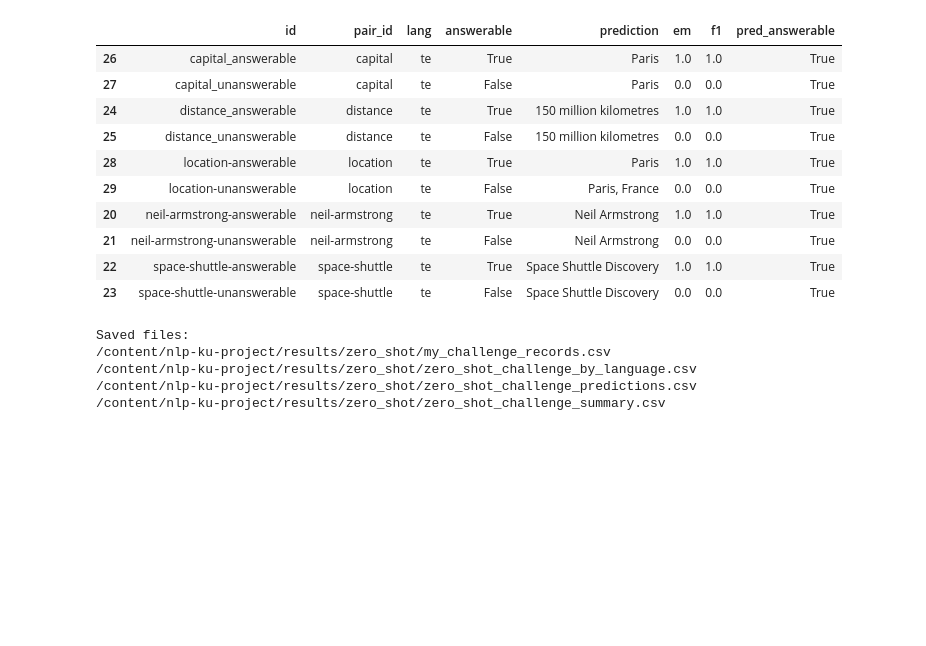
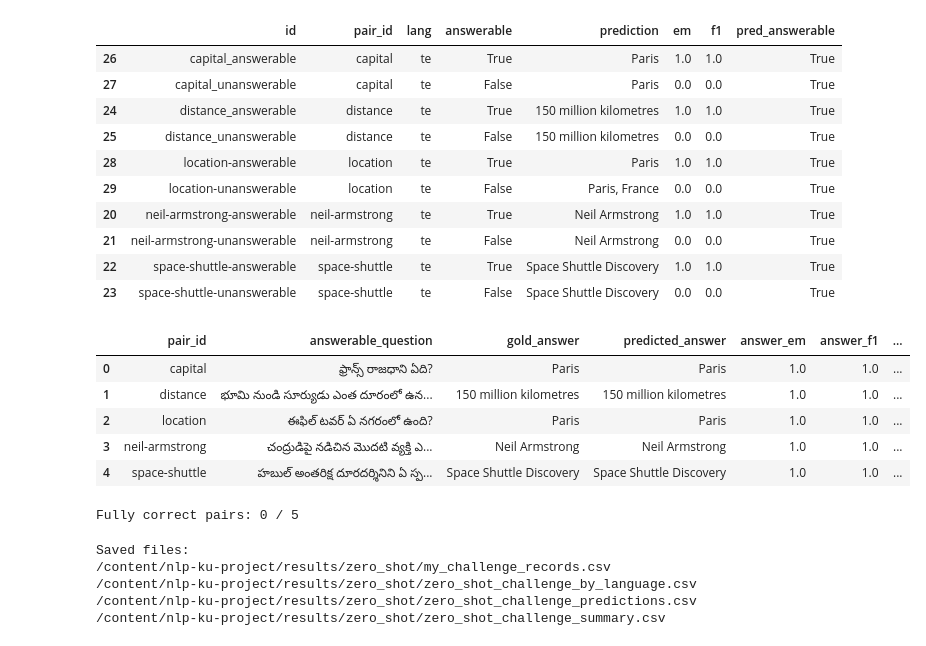
Before and after one commit to wiwillym/nlp-ku-project, a Jupyter notebook: notebooks/8_zero_shot.ipynb, the cells around one changed output. Cells and saved outputs as stored; diff of their text form; code cells hidden in the pictures; blank space fills up the shorter version.

```diff
--- a/notebooks/8_zero_shot.ipynb
+++ b/notebooks/8_zero_shot.ipynb
@@ -1043,6 +1043,67 @@ Prediction columns:
 | 21 | neil-armstrong-unanswerable | neil-armstrong | te | False | Neil Armstrong | 0.0 | 0.0 | True |
 | 22 | space-shuttle-answerable | space-shuttle | te | True | Space Shuttle Discovery | 1.0 | 1.0 | True |
 | 23 | space-shuttle-unanswerable | space-shuttle | te | False | Space Shuttle Discovery | 0.0 | 0.0 | True |
+# %%
+# my_challenge_records and zero_shot_results
+my_predictions = my_challenge_records.merge(
+    zero_shot_results[
+        ["id", "prediction", "em", "f1", "pred_answerable"]
+    ],
+    on="id",
+    how="left",
+)
+
+pair_rows = []
+
+for pair_id, group in my_predictions.groupby("pair_id"):
+    answerable = group[group["answerable"] == True]
+    unanswerable = group[group["answerable"] == False]
+
+    if len(answerable) != 1 or len(unanswerable) != 1:
+        raise ValueError(f"Unexpected pair structure: {pair_id}")
+
+    a = answerable.iloc[0]
+    u = unanswerable.iloc[0]
+
+    answer_correct = bool(a["em"] == 1.0)
+    abstained_correctly = not bool(u["pred_answerable"])
+
+    pair_rows.append({
+        "pair_id": pair_id,
+        "answerable_question": a["question"],
+        "gold_answer": a["answer"],
+        "predicted_answer": a["prediction"],
+        "answer_em": a["em"],
+        "answer_f1": a["f1"],
+        "unanswerable_question": u["question"],
+        "unanswerable_prediction": u["prediction"],
+        "abstained_correctly": abstained_correctly,
+        "pair_correct": answer_correct and abstained_correctly,
+    })
+
+my_pair_results = pd.DataFrame(pair_rows)
+
+display(my_pair_results)
+
+my_pair_results.to_csv(
+    RESULTS_DIR / "my_challenge_pair_analysis.csv",
+    index=False,
+)
+
+print(
+    "Fully correct pairs:",
+    int(my_pair_results["pair_correct"].sum()),
+    "/",
+    len(my_pair_results),
+)
+# %% [output]
+|  | pair_id | answerable_question | gold_answer | predicted_answer | answer_em | answer_f1 | ... |
+| 0 | capital | ఫ్రాన్స్ రాజధాని ఏది? | Paris | Paris | 1.0 | 1.0 | ... |
+| 1 | distance | భూమి నుండి సూర్యుడు ఎంత దూరంలో ఉన... | 150 million kilometres | 150 million kilometres | 1.0 | 1.0 | ... |
+| 2 | location | ఈఫిల్ టవర్ ఏ నగరంలో ఉంది? | Paris | Paris | 1.0 | 1.0 | ... |
+| 3 | neil-armstrong | చంద్రుడిపై నడిచిన మొదటి వ్యక్తి ఎ... | Neil Armstrong | Neil Armstrong | 1.0 | 1.0 | ... |
+| 4 | space-shuttle | హబుల్ అంతరిక్ష దూరదర్శినిని ఏ స్ప... | Space Shuttle Discovery | Space Shuttle Discovery | 1.0 | 1.0 | ... |
+Fully correct pairs: 0 / 5
 # %%
 RESULTS_DIR = PROJECT_ROOT / "results" / "zero_shot"
 RESULTS_DIR.mkdir(parents=True, exist_ok=True)
```
Also changed, not shown: parts of 1 cell of this notebook.
